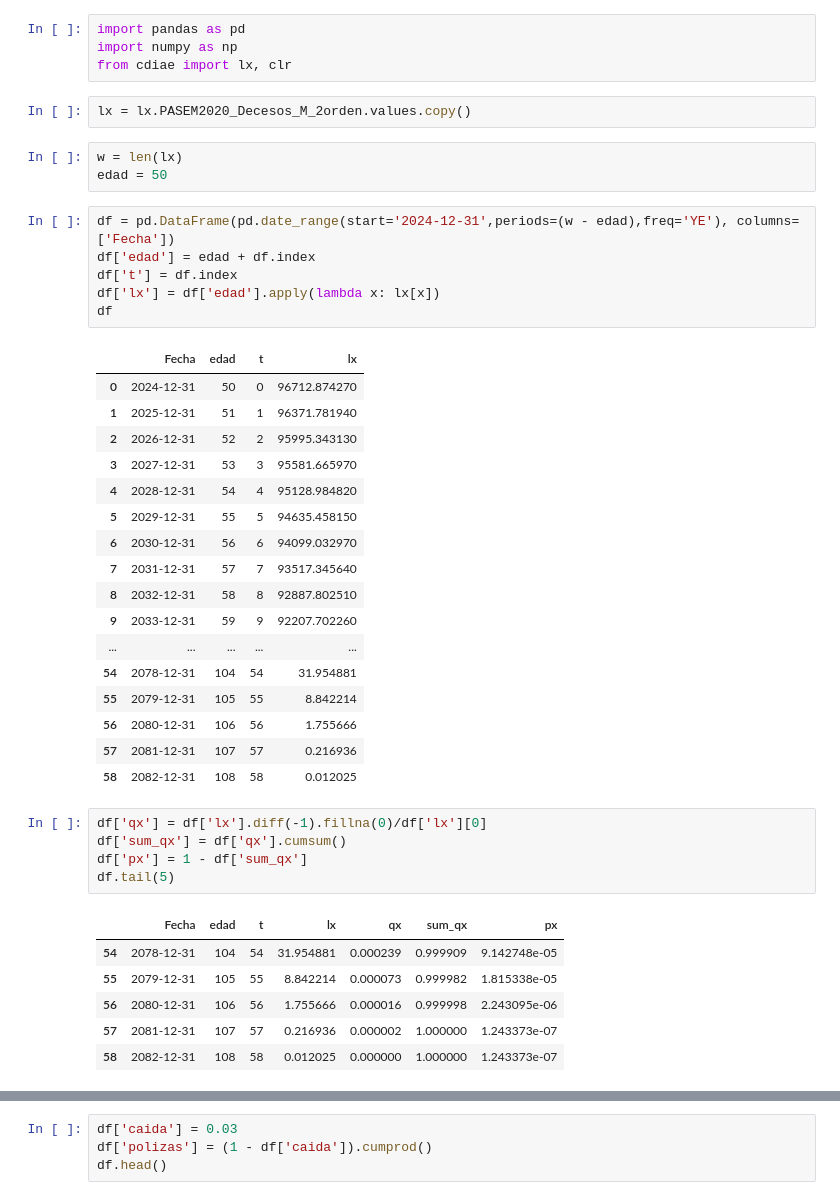
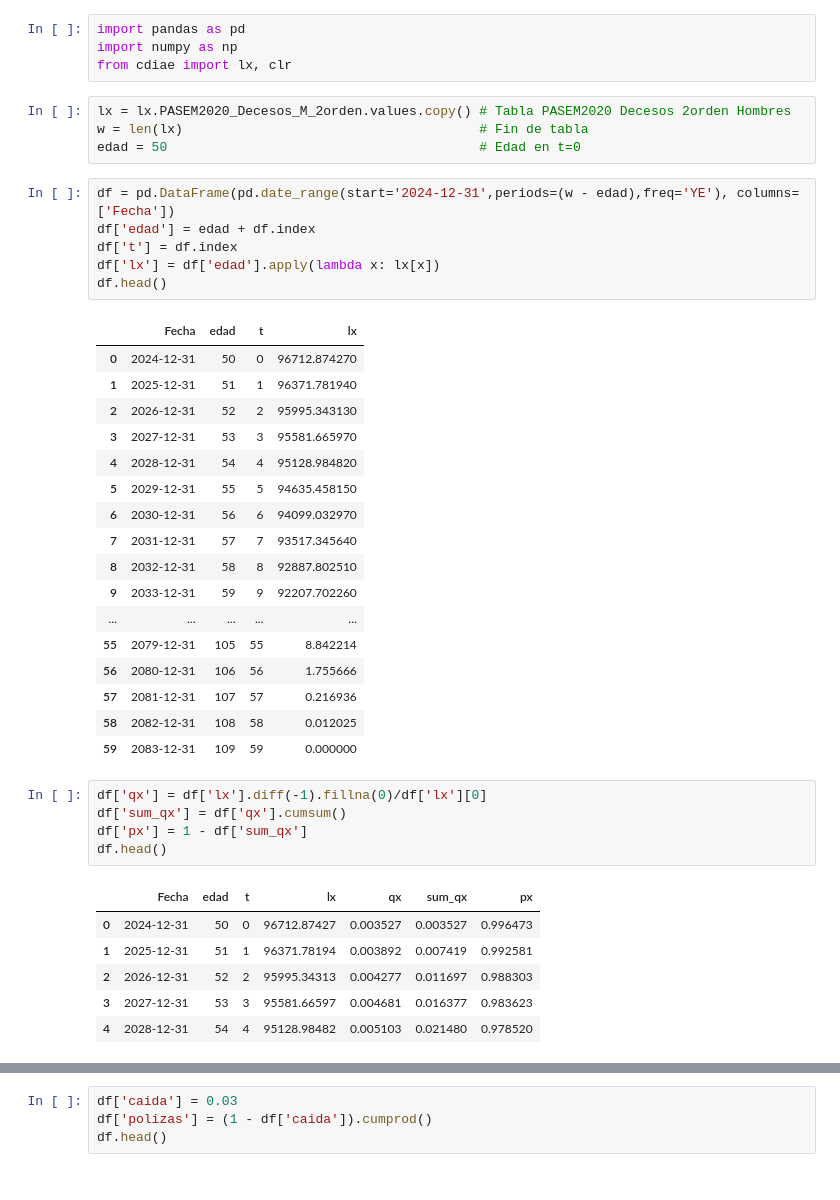
Before and after one commit to franciscogarate/cdiae, a Jupyter notebook: notebooks/13_Mejor_Estimacion_Decesos.ipynb, the cells around one changed output, grey strips where cells are left out. Cells and saved outputs as stored; diff of their text form.

```diff
--- a/notebooks/13_Mejor_Estimacion_Decesos.ipynb
+++ b/notebooks/13_Mejor_Estimacion_Decesos.ipynb
@@ -14,17 +12,16 @@ Importamos las librerias necesarias, así como la tabla de mortalidad y curva li
 import pandas as pd
 import numpy as np
 from cdiae import lx, clr
-# %%
-lx = lx.PASEM2020_Decesos_M_2orden.values.copy()
-# %%
-w = len(lx)
-edad = 50
+# %%
+lx = lx.PASEM2020_Decesos_M_2orden.values.copy() # Tabla PASEM2020 Decesos 2orden Hombres
+w = len(lx)                                      # Fin de tabla
+edad = 50                                        # Edad en t=0
 # %%
 df = pd.DataFrame(pd.date_range(start='2024-12-31',periods=(w - edad),freq='YE'), columns=['Fecha'])
 df['edad'] = edad + df.index
 df['t'] = df.index
 df['lx'] = df['edad'].apply(lambda x: lx[x])
-df
+df.head()
 # %% [output]
 |  | Fecha | edad | t | lx |
 | 0 | 2024-12-31 | 50 | 0 | 96712.874270 |
@@ -38,22 +35,22 @@ df
 | 8 | 2032-12-31 | 58 | 8 | 92887.802510 |
 | 9 | 2033-12-31 | 59 | 9 | 92207.702260 |
 | ... | ... | ... | ... | ... |
-| 54 | 2078-12-31 | 104 | 54 | 31.954881 |
 | 55 | 2079-12-31 | 105 | 55 | 8.842214 |
 | 56 | 2080-12-31 | 106 | 56 | 1.755666 |
 | 57 | 2081-12-31 | 107 | 57 | 0.216936 |
 | 58 | 2082-12-31 | 108 | 58 | 0.012025 |
+| 59 | 2083-12-31 | 109 | 59 | 0.000000 |
 # %%
 df['qx'] = df['lx'].diff(-1).fillna(0)/df['lx'][0]
 df['sum_qx'] = df['qx'].cumsum()
 df['px'] = 1 - df['sum_qx']
-df.tail(5)
+df.head()
 # %% [output]
 |  | Fecha | edad | t | lx | qx | sum_qx | px |
-| 54 | 2078-12-31 | 104 | 54 | 31.954881 | 0.000239 | 0.999909 | 9.142748e-05 |
-| 55 | 2079-12-31 | 105 | 55 | 8.842214 | 0.000073 | 0.999982 | 1.815338e-05 |
-| 56 | 2080-12-31 | 106 | 56 | 1.755666 | 0.000016 | 0.999998 | 2.243095e-06 |
-| 57 | 2081-12-31 | 107 | 57 | 0.216936 | 0.000002 | 1.000000 | 1.243373e-07 |
-| 58 | 2082-12-31 | 108 | 58 | 0.012025 | 0.000000 | 1.000000 | 1.243373e-07 |
+| 0 | 2024-12-31 | 50 | 0 | 96712.87427 | 0.003527 | 0.003527 | 0.996473 |
+| 1 | 2025-12-31 | 51 | 1 | 96371.78194 | 0.003892 | 0.007419 | 0.992581 |
+| 2 | 2026-12-31 | 52 | 2 | 95995.34313 | 0.004277 | 0.011697 | 0.988303 |
+| 3 | 2027-12-31 | 53 | 3 | 95581.66597 | 0.004681 | 0.016377 | 0.983623 |
+| 4 | 2028-12-31 | 54 | 4 | 95128.98482 | 0.005103 | 0.021480 | 0.978520 |
 # %%
 def incr_capital(capital, t):
```
Also changed, not shown: parts of 7 cells of this notebook.
